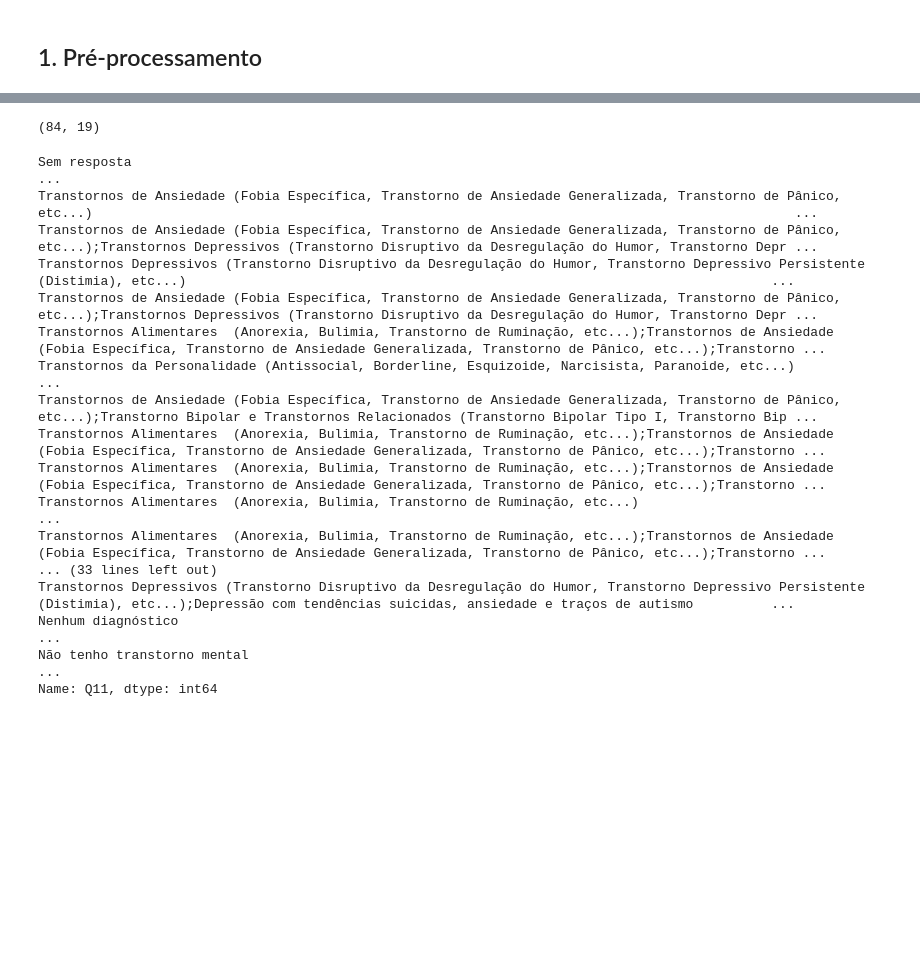
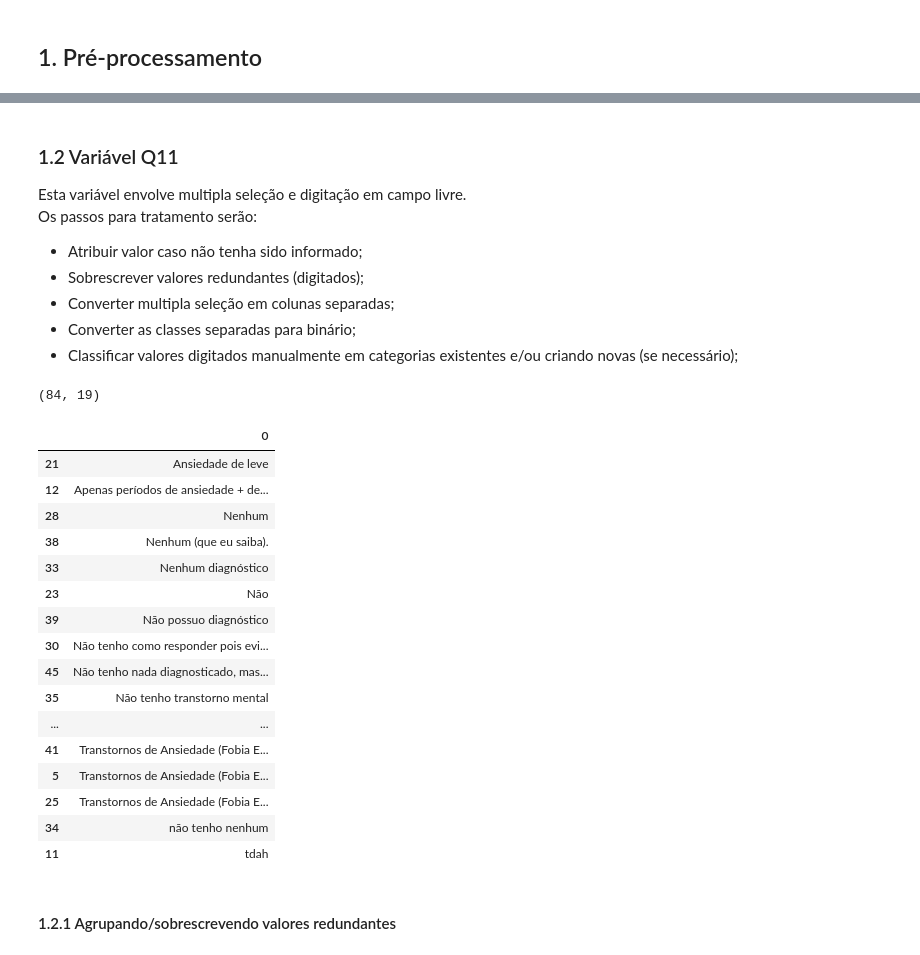
Before and after one commit to claytonrm/AnalisePreditivaSuicidio, a Jupyter notebook: AnalisePreditivaSuicidio.ipynb, the cells around one changed output, grey strips where cells are left out. Saved outputs shown, nothing was run; the diff lists cells and outputs as text; code cells hidden in the pictures; blank space fills up the shorter version.

```diff
--- a/AnalisePreditivaSuicidio.ipynb
+++ b/AnalisePreditivaSuicidio.ipynb
@@ -89,26 +94,37 @@ df['Q4'].fillna(mode, inplace=True)
+# %% [markdown]
+### 1.2 Variável Q11
+Esta variável envolve multipla seleção e digitação em campo livre.<br>
+Os passos para tratamento serão:<br>
+* Atribuir valor caso não tenha sido informado;
+* Sobrescrever valores redundantes (digitados);
+* Converter multipla seleção em colunas separadas;
+* Converter as classes separadas para binário;
+* Classificar valores digitados manualmente em categorias existentes e/ou criando novas (se necessário);
 # %%
 df[df['Q11'].isna()].shape
 # %% [output]
 (84, 19)
 # %%
 df['Q11'].fillna('Sem resposta', inplace=True)
-# %%
-df['Q11'].value_counts()
-# %% [output]
-Sem resposta                                                                                                                                                                                             ...
-Transtornos de Ansiedade (Fobia Específica, Transtorno de Ansiedade Generalizada, Transtorno de Pânico, etc...)                                                                                          ...
-Transtornos de Ansiedade (Fobia Específica, Transtorno de Ansiedade Generalizada, Transtorno de Pânico, etc...);Transtornos Depressivos (Transtorno Disruptivo da Desregulação do Humor, Transtorno Depr ...
-Transtornos Depressivos (Transtorno Disruptivo da Desregulação do Humor, Transtorno Depressivo Persistente (Distimia), etc...)                                                                           ...
-Transtornos de Ansiedade (Fobia Específica, Transtorno de Ansiedade Generalizada, Transtorno de Pânico, etc...);Transtornos Depressivos (Transtorno Disruptivo da Desregulação do Humor, Transtorno Depr ...
-Transtornos Alimentares  (Anorexia, Bulimia, Transtorno de Ruminação, etc...);Transtornos de Ansiedade (Fobia Específica, Transtorno de Ansiedade Generalizada, Transtorno de Pânico, etc...);Transtorno ...
-Transtornos da Personalidade (Antissocial, Borderline, Esquizoide, Narcisista, Paranoide, etc...)                                                                                                        ...
-Transtornos de Ansiedade (Fobia Específica, Transtorno de Ansiedade Generalizada, Transtorno de Pânico, etc...);Transtorno Bipolar e Transtornos Relacionados (Transtorno Bipolar Tipo I, Transtorno Bip ...
-Transtornos Alimentares  (Anorexia, Bulimia, Transtorno de Ruminação, etc...);Transtornos de Ansiedade (Fobia Específica, Transtorno de Ansiedade Generalizada, Transtorno de Pânico, etc...);Transtorno ...
-Transtornos Alimentares  (Anorexia, Bulimia, Transtorno de Ruminação, etc...);Transtornos de Ansiedade (Fobia Específica, Transtorno de Ansiedade Generalizada, Transtorno de Pânico, etc...);Transtorno ...
-Transtornos Alimentares  (Anorexia, Bulimia, Transtorno de Ruminação, etc...)                                                                                                                            ...
-Transtornos Alimentares  (Anorexia, Bulimia, Transtorno de Ruminação, etc...);Transtornos de Ansiedade (Fobia Específica, Transtorno de Ansiedade Generalizada, Transtorno de Pânico, etc...);Transtorno ...
-... (33 lines left out)
-Transtornos Depressivos (Transtorno Disruptivo da Desregulação do Humor, Transtorno Depressivo Persistente (Distimia), etc...);Depressão com tendências suicidas, ansiedade e traços de autismo          ...
-Nenhum diagnóstico                                                                                                                                                                                       ...
-Não tenho transtorno mental                                                                                                                                                                              ...
-Name: Q11, dtype: int64
+# %%
+check_value_columns(df['Q11'])
+# %% [output]
+|  | 0 |
+| 21 | Ansiedade de leve |
+| 12 | Apenas períodos de ansiedade + de... |
+| 28 | Nenhum |
+| 38 | Nenhum (que eu saiba). |
+| 33 | Nenhum diagnóstico |
+| 23 | Não |
+| 39 | Não possuo diagnóstico |
+| 30 | Não tenho como responder pois evi... |
+| 45 | Não tenho nada diagnosticado, mas... |
+| 35 | Não tenho transtorno mental |
+| ... | ... |
+| 41 | Transtornos de Ansiedade (Fobia E... |
+| 5 | Transtornos de Ansiedade (Fobia E... |
+| 25 | Transtornos de Ansiedade (Fobia E... |
+| 34 | não tenho nenhum |
+| 11 | tdah |
+# %% [markdown]
+#### 1.2.1 Agrupando/sobrescrevendo valores redundantes
```
Also changed, not shown: parts of 17 cells of this notebook.
